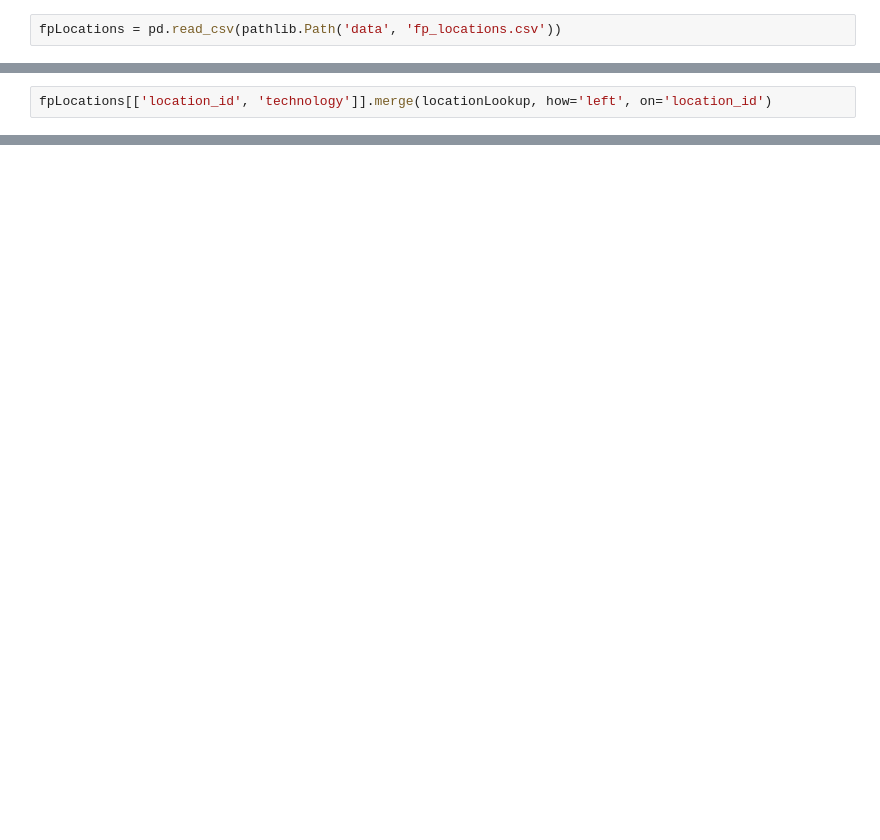
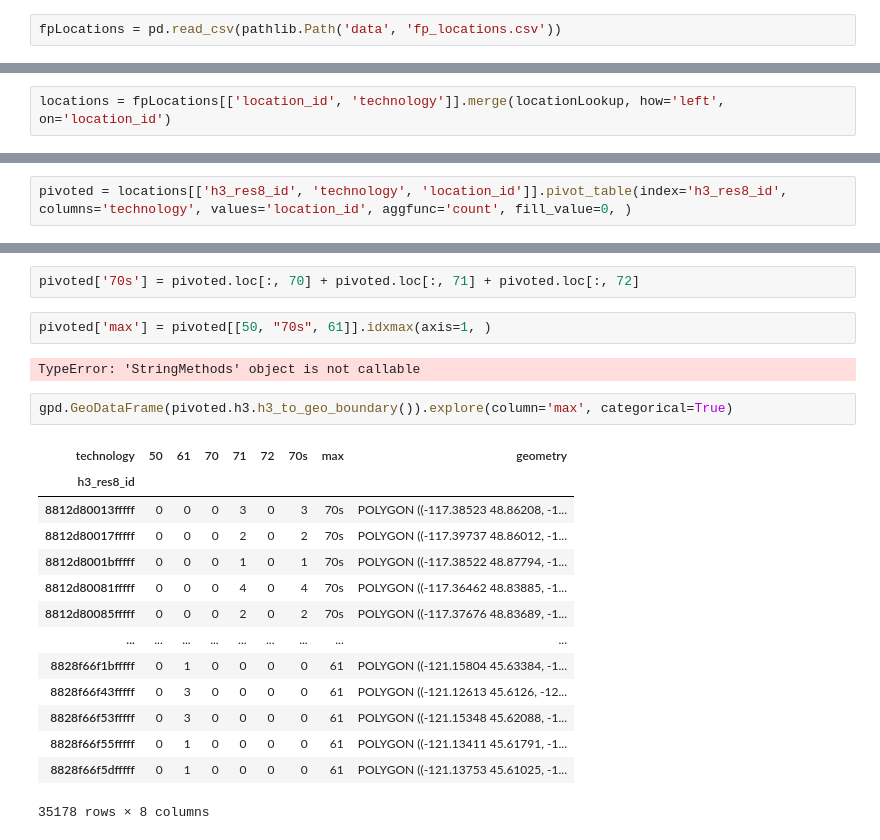
Before and after one commit to npappin-wsu/BroadbandDataQuickstart, a Jupyter notebook: Broadband_Data_Quickstart_Hour_1.ipynb, the cells around one changed output, grey strips where cells are left out. Saved outputs shown, nothing was run; the diff lists cells and outputs as text; blank space fills up the shorter version.

```diff
--- a/Broadband_Data_Quickstart_Hour_1.ipynb
+++ b/Broadband_Data_Quickstart_Hour_1.ipynb
@@ -115,2 +172,2 @@ fpLocations = pd.read_csv(pathlib.Path('data', 'fp_locations.csv'))
 # %%
-fpLocations[['location_id', 'technology']].merge(locationLookup, how='left', on='location_id')
+locations = fpLocations[['location_id', 'technology']].merge(locationLookup, how='left', on='location_id')
@@ -130,0 +194,2 @@ fpLocations[['location_id', 'technology']].merge(locationLookup, how='left', on=
+# %%
+pivoted = locations[['h3_res8_id', 'technology', 'location_id']].pivot_table(index='h3_res8_id', columns='technology', values='location_id', aggfunc='count', fill_value=0, )
@@ -130,0 +230,23 @@ fpLocations[['location_id', 'technology']].merge(locationLookup, how='left', on=
+# %%
+pivoted['70s'] = pivoted.loc[:, 70] + pivoted.loc[:, 71] + pivoted.loc[:, 72]
+# %%
+pivoted['max'] = pivoted[[50, "70s", 61]].idxmax(axis=1, )
+# %% [output]
+TypeError: 'StringMethods' object is not callable
+# %%
+gpd.GeoDataFrame(pivoted.h3.h3_to_geo_boundary()).explore(column='max', categorical=True)
+# %% [output]
+| technology | 50 | 61 | 70 | 71 | 72 | 70s | max | geometry |
+| h3_res8_id |  |  |  |  |  |  |  |  |
+| 8812d80013fffff | 0 | 0 | 0 | 3 | 0 | 3 | 70s | POLYGON ((-117.38523 48.86208, -1... |
+| 8812d80017fffff | 0 | 0 | 0 | 2 | 0 | 2 | 70s | POLYGON ((-117.39737 48.86012, -1... |
+| 8812d8001bfffff | 0 | 0 | 0 | 1 | 0 | 1 | 70s | POLYGON ((-117.38522 48.87794, -1... |
+| 8812d80081fffff | 0 | 0 | 0 | 4 | 0 | 4 | 70s | POLYGON ((-117.36462 48.83885, -1... |
+| 8812d80085fffff | 0 | 0 | 0 | 2 | 0 | 2 | 70s | POLYGON ((-117.37676 48.83689, -1... |
+| ... | ... | ... | ... | ... | ... | ... | ... | ... |
+| 8828f66f1bfffff | 0 | 1 | 0 | 0 | 0 | 0 | 61 | POLYGON ((-121.15804 45.63384, -1... |
+| 8828f66f43fffff | 0 | 3 | 0 | 0 | 0 | 0 | 61 | POLYGON ((-121.12613 45.6126, -12... |
+| 8828f66f53fffff | 0 | 3 | 0 | 0 | 0 | 0 | 61 | POLYGON ((-121.15348 45.62088, -1... |
+| 8828f66f55fffff | 0 | 1 | 0 | 0 | 0 | 0 | 61 | POLYGON ((-121.13411 45.61791, -1... |
+| 8828f66f5dfffff | 0 | 1 | 0 | 0 | 0 | 0 | 61 | POLYGON ((-121.13753 45.61025, -1... |
+35178 rows × 8 columns
```
Also changed, not shown: parts of 21 cells of this notebook.
